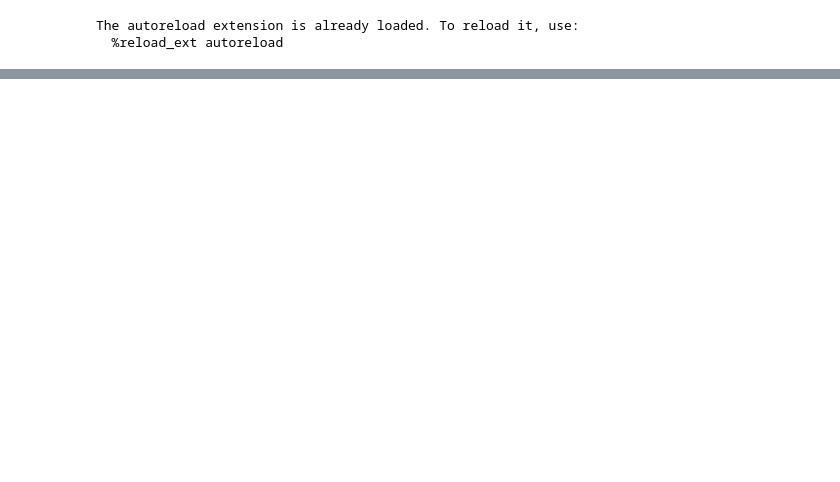
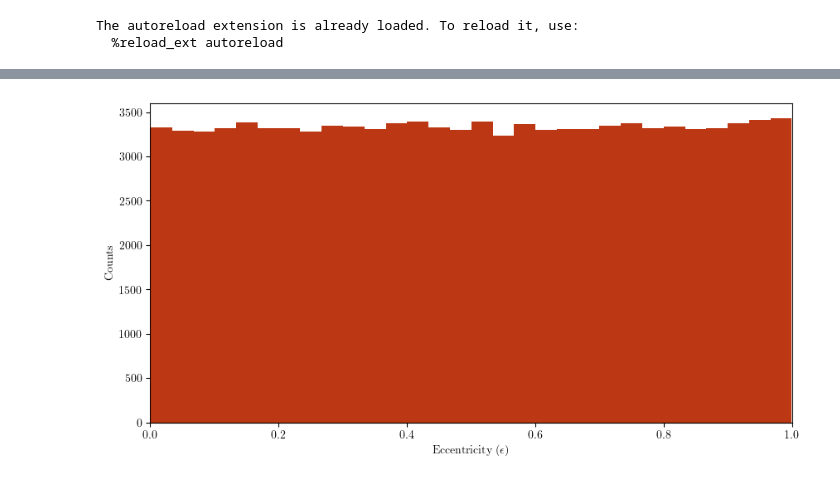
Before and after one commit to aaguayoo/binary-statistics, a Jupyter notebook: python/notebooks/distributions.ipynb, the cells around one changed output, grey strips where cells are left out. Saved outputs shown, nothing was run; the diff lists cells and outputs as text; code cells hidden in the pictures; blank space fills up the shorter version.

Commit message:
feat: Se creó plot_histogram, Uniform, Thermal y PowerLaw distributions

```diff
--- a/python/notebooks/distributions.ipynb
+++ b/python/notebooks/distributions.ipynb
@@ -25,16 +26,16 @@ class Uniform(BaseDistribution):
     def distribution(self, x, a=None, b=None):
         if a and b:
             self.norm = 1 / (b - a)
+            if isinstance(x, Symbol):
+                return Piecewise(
+                    (0, x < a),
+                    (0, x > b),
+                    (1 * self.norm, True)
+                )
+            if isinstance(x, int | float):
+                return 1 * self.norm if a <= x <= b else 0.0
+            if isinstance(x, np.ndarray):
+                return np.piecewise(x, [(x < a), (x <= b) * (x >= a)], [0, 1 * self.norm])
         else:
             self.norm = 1
-
-        if isinstance(x, Symbol):
-            return Piecewise(
-                (0, x < a),
-                (0, x > b),
-                (1 * self.norm, True)
-            )
-        if isinstance(x, int | float):
-            return 1 * self.norm if a <= x <= b else 0.0
-        if isinstance(x, np.ndarray):
-            return np.piecewise(x, [(x < a), (x <= b) * (x >= a)], [0, 1 * self.norm])
+            return np.ones_like(x) if isinstance(x,np.ndarray) else 1
@@ -41,3 +64,5 @@ class Uniform(BaseDistribution):
 # %%
-uniform = Uniform(
-)
+uniform = Uniform()
+thermal = Thermal()
+power = PowerLaw()
+data_length = 100_000
@@ -44 +86,15 @@ uniform = Uniform(
+# %%
+eccentricity = uniform.random_sample(0,1,size=data_length)
+plot_histogram(
+    eccentricity,
+    bins=30,
+    density=False,
+    color="#bc3713",
+    x_params={
+        "label": "Eccentricity ($\\epsilon$)",
+        "limits": (0,1),
+    },
+)
+# %% [output]
+[figure, added]
 # %%
```
Also changed, not shown: parts of 11 cells of this notebook, 3 other files.
